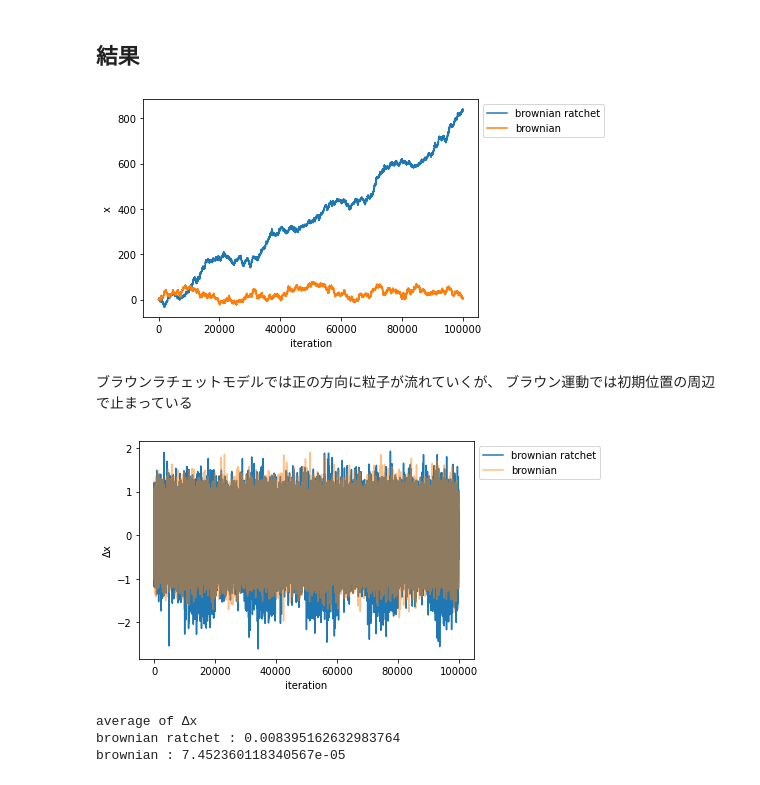
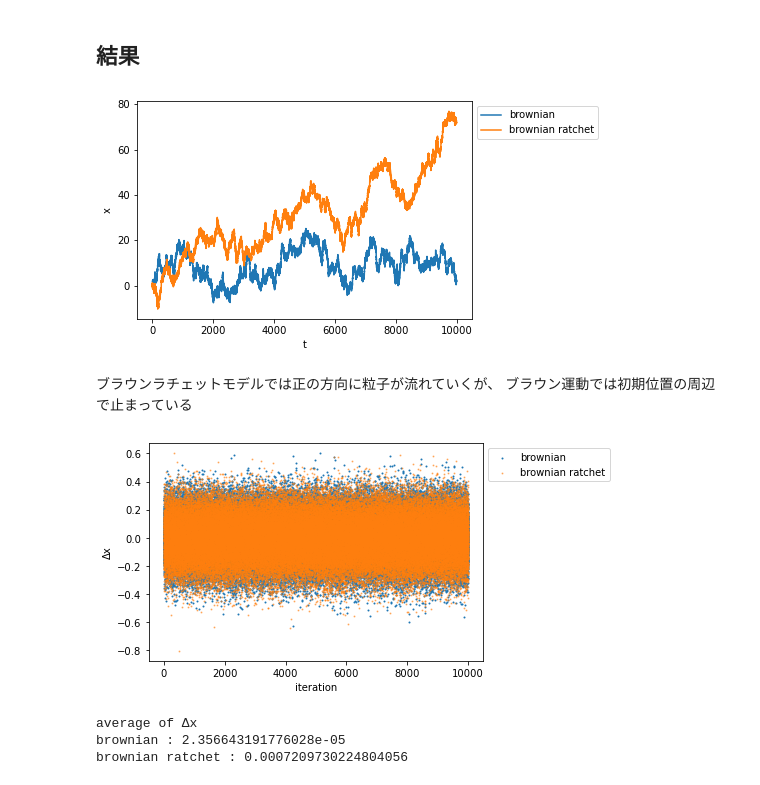
Before and after one commit to kimura-t4/brownian_ratchet, a Jupyter notebook: brownian_ratchet.ipynb, the cells around one changed output. Saved outputs shown, nothing was run; the diff lists cells and outputs as text; code cells hidden in the pictures.

Commit message:
fix graphs

```diff
--- a/brownian_ratchet.ipynb
+++ b/brownian_ratchet.ipynb
@@ -41,7 +41,7 @@ plt.show()
 # %%
 TEMPARATURE = 1E-1  # 温度
 VISCOSITY_COEFFICIENT = 1.  # 粘性係数
-DELTA_T = 1  # 1 stepのシミュレーションで進む時間
+DELTA_T = 0.1  # 1 stepのシミュレーションで進む時間
 
 NUM_ITERATION = 100000  # 何ステップシミュレーションするか
 NUM_ITERATION_FLAT = 10000  # 何ステップ間フラットなポテンシャルにするか
@@ -117,30 +117,30 @@ x_trajectory_brownian = simulate_brownian_ratchet(TEMPARATURE,
 # %% [markdown]
 ## 結果
 # %%
-plt.plot(x_trajectory_brownian_ratchet, label="brownian ratchet")
-plt.plot(x_trajectory_brownian, label="brownian")
+ts = np.linspace(0, (len(x_trajectory_brownian) - 1) * DELTA_T, len(x_trajectory_brownian))
+plt.plot(ts, x_trajectory_brownian, label="brownian")
+plt.plot(ts, x_trajectory_brownian_ratchet, label="brownian ratchet")
 plt.legend(loc='upper left', bbox_to_anchor=(1, 1))
-plt.xlabel("iteration")
+plt.xlabel("t")
 plt.ylabel("x")
 plt.show()
 # %% [output]
-[figure, old version]
+[figure, new version]
 # %% [markdown]
 ブラウンラチェットモデルでは正の方向に粒子が流れていくが、
 ブラウン運動では初期位置の周辺で止まっている
 # %%
-plt.plot(np.diff(x_trajectory_brownian_ratchet, 1), label="brownian ratchet")
-plt.plot(np.diff(x_trajectory_brownian, 1), alpha=0.5, label="brownian")
+plt.scatter(ts[:-1], np.diff(x_trajectory_brownian, 1), label="brownian", s=1)
+plt.scatter(ts[:-1], np.diff(x_trajectory_brownian_ratchet, 1), alpha=0.5, label="brownian ratchet", s=1)
 plt.xlabel("iteration")
 plt.ylabel("Δx")
 plt.legend(loc='upper left', bbox_to_anchor=(1, 1))
 plt.show()
-plt.show()
 print(f"average of Δx")
+print(f"brownian : {np.average(np.diff(x_trajectory_brownian, 1))}")
 print(f"brownian ratchet : {np.average(np.diff(x_trajectory_brownian_ratchet, 1))}")
-print(f"brownian : {np.average(np.diff(x_trajectory_brownian, 1))}")
 # %% [output]
-[figure, old version]
+[figure, new version]
 average of Δx
-brownian ratchet : 0.008395162632983764
-brownian : 7.452360118340567e-05
+brownian : 2.356643191776028e-05
+brownian ratchet : 0.0007209730224804056
```
